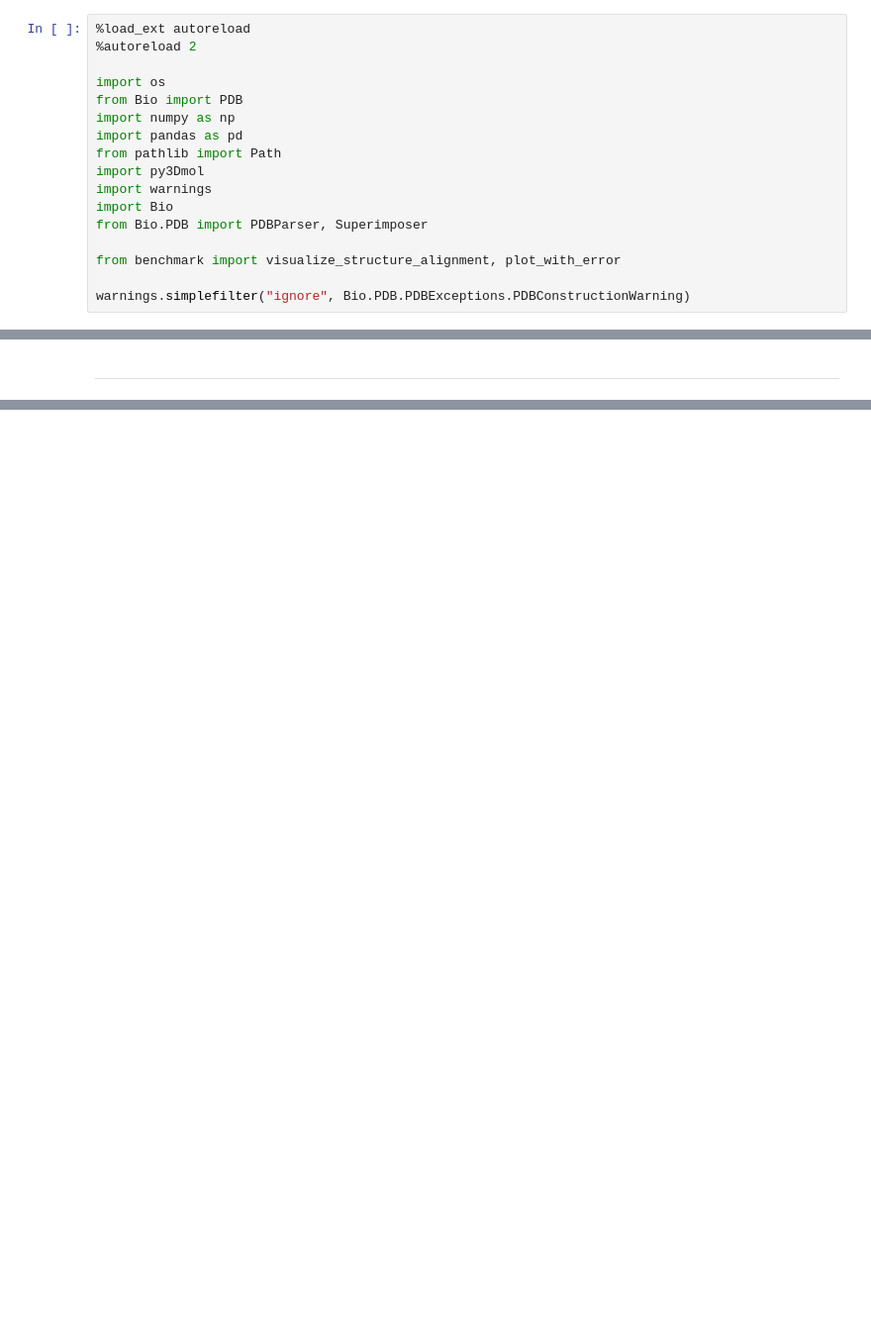
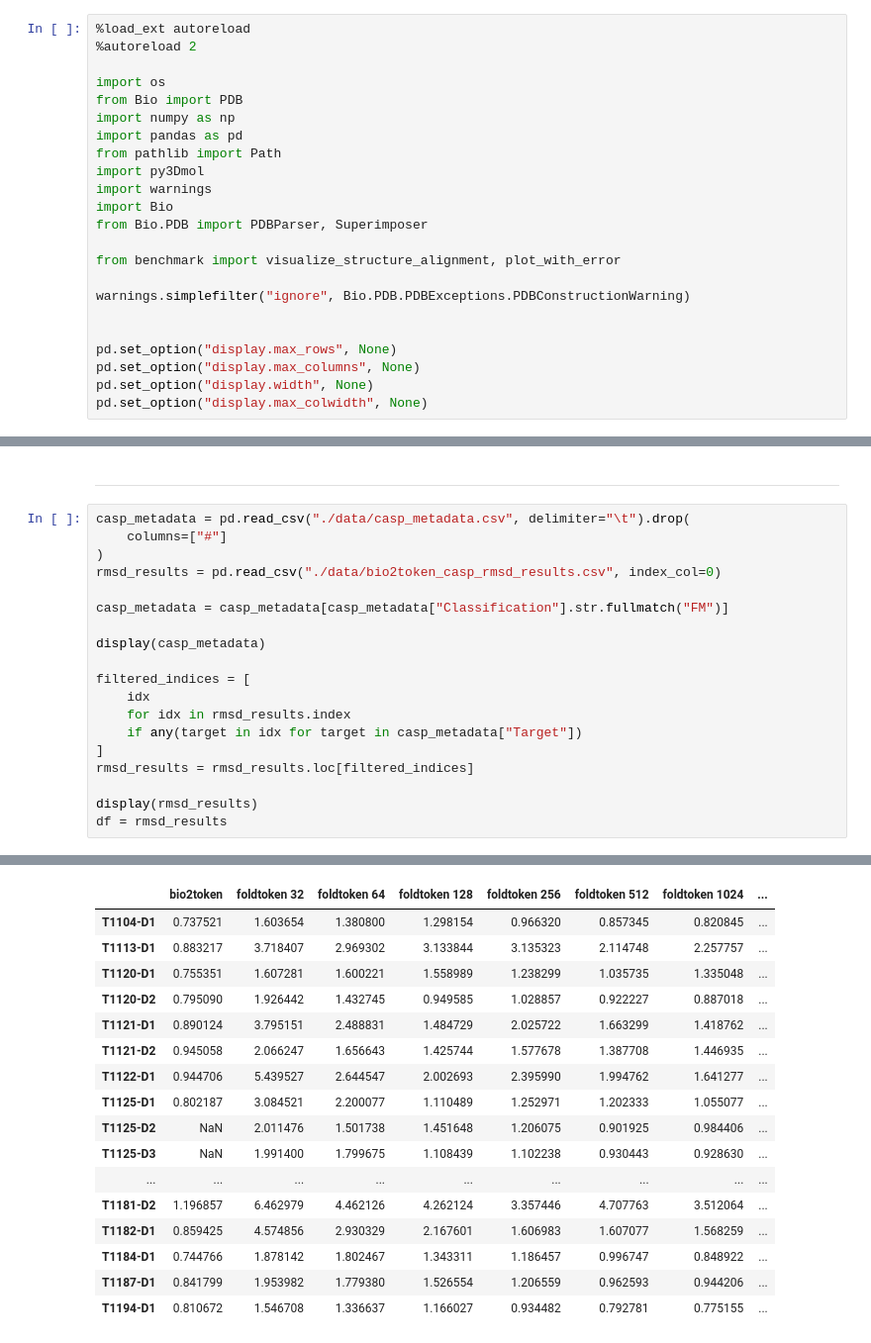
Before and after one commit to finnlueth/bachelor-thesis, a Jupyter notebook: tokenization-benchmark/benchmark.ipynb, the cells around one changed output, grey strips where cells are left out. Shown at 99% size. Saved outputs shown, nothing was run; the diff lists cells and outputs as text; blank space fills up the shorter version.

```diff
--- a/tokenization-benchmark/benchmark.ipynb
+++ b/tokenization-benchmark/benchmark.ipynb
@@ -15,6 +15,12 @@ from Bio.PDB import PDBParser, Superimposer
 from benchmark import visualize_structure_alignment, plot_with_error
 
 warnings.simplefilter("ignore", Bio.PDB.PDBExceptions.PDBConstructionWarning)
+
+
+pd.set_option("display.max_rows", None)
+pd.set_option("display.max_columns", None)
+pd.set_option("display.width", None)
+pd.set_option("display.max_colwidth", None)
 # %% [output]
 The autoreload extension is already loaded. To reload it, use:
   %reload_ext autoreload
@@ -142,3 +157,23 @@ df.columns = ['bio2token', 'foldtoken 32', 'foldtoken 64', 'foldtoken 128', 'fol
 df.to_csv("./data/bio2token_casp_rmsd_results.csv", index=True)
 # %% [markdown]
 ---
+# %%
+casp_metadata = pd.read_csv("./data/casp_metadata.csv", delimiter="\t").drop(
+    columns=["#"]
+)
+rmsd_results = pd.read_csv("./data/bio2token_casp_rmsd_results.csv", index_col=0)
+
+casp_metadata = casp_metadata[casp_metadata["Classification"].str.fullmatch("FM")]
+
+display(casp_metadata)
+
+filtered_indices = [
+    idx
+    for idx in rmsd_results.index
+    if any(target in idx for target in casp_metadata["Target"])
+]
+rmsd_results = rmsd_results.loc[filtered_indices]
+
+display(rmsd_results)
+df = rmsd_results
+# %% [output]
@@ -145,3 +197,20 @@ df.to_csv("./data/bio2token_casp_rmsd_results.csv", index=True)
+|  | bio2token | foldtoken 32 | foldtoken 64 | foldtoken 128 | foldtoken 256 | foldtoken 512 | foldtoken 1024 | ... |
+| T1104-D1 | 0.737521 | 1.603654 | 1.380800 | 1.298154 | 0.966320 | 0.857345 | 0.820845 | ... |
+| T1113-D1 | 0.883217 | 3.718407 | 2.969302 | 3.133844 | 3.135323 | 2.114748 | 2.257757 | ... |
+| T1120-D1 | 0.755351 | 1.607281 | 1.600221 | 1.558989 | 1.238299 | 1.035735 | 1.335048 | ... |
+| T1120-D2 | 0.795090 | 1.926442 | 1.432745 | 0.949585 | 1.028857 | 0.922227 | 0.887018 | ... |
+| T1121-D1 | 0.890124 | 3.795151 | 2.488831 | 1.484729 | 2.025722 | 1.663299 | 1.418762 | ... |
+| T1121-D2 | 0.945058 | 2.066247 | 1.656643 | 1.425744 | 1.577678 | 1.387708 | 1.446935 | ... |
+| T1122-D1 | 0.944706 | 5.439527 | 2.644547 | 2.002693 | 2.395990 | 1.994762 | 1.641277 | ... |
+| T1125-D1 | 0.802187 | 3.084521 | 2.200077 | 1.110489 | 1.252971 | 1.202333 | 1.055077 | ... |
+| T1125-D2 | NaN | 2.011476 | 1.501738 | 1.451648 | 1.206075 | 0.901925 | 0.984406 | ... |
+| T1125-D3 | NaN | 1.991400 | 1.799675 | 1.108439 | 1.102238 | 0.930443 | 0.928630 | ... |
+| ... | ... | ... | ... | ... | ... | ... | ... | ... |
+| T1181-D2 | 1.196857 | 6.462979 | 4.462126 | 4.262124 | 3.357446 | 4.707763 | 3.512064 | ... |
+| T1182-D1 | 0.859425 | 4.574856 | 2.930329 | 2.167601 | 1.606983 | 1.607077 | 1.568259 | ... |
+| T1184-D1 | 0.744766 | 1.878142 | 1.802467 | 1.343311 | 1.186457 | 0.996747 | 0.848922 | ... |
+| T1187-D1 | 0.841799 | 1.953982 | 1.779380 | 1.526554 | 1.206559 | 0.962593 | 0.944206 | ... |
+| T1194-D1 | 0.810672 | 1.546708 | 1.336637 | 1.166027 | 0.934482 | 0.792781 | 0.775155 | ... |
 # %%
 import matplotlib.pyplot as plt
 import seaborn as sns
```
Also changed, not shown: parts of 4 cells of this notebook.
